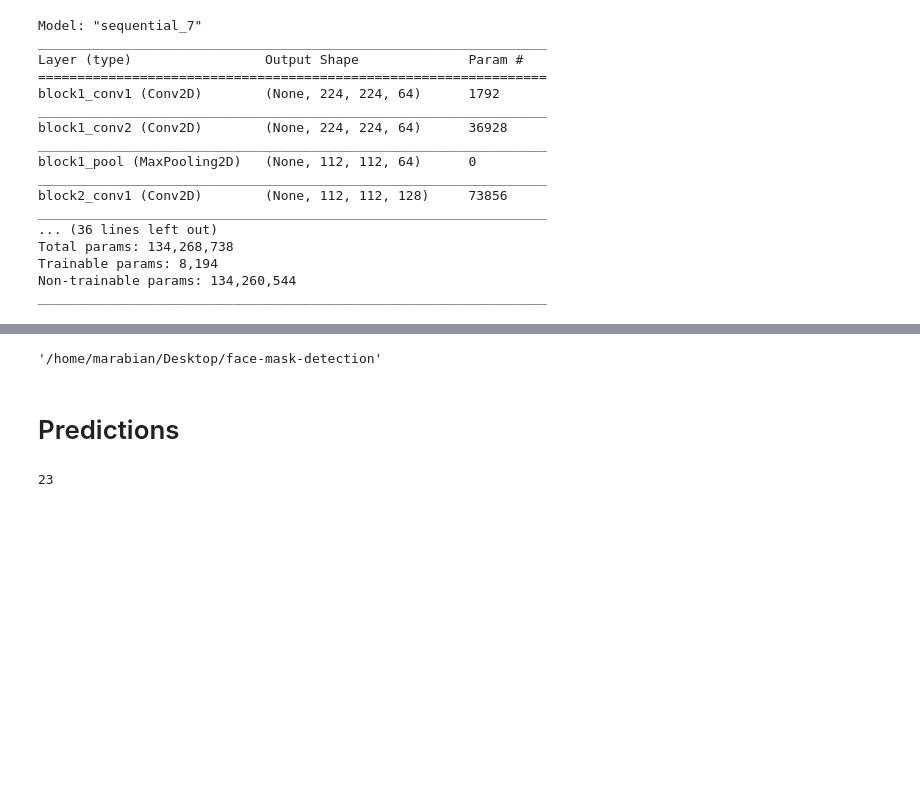
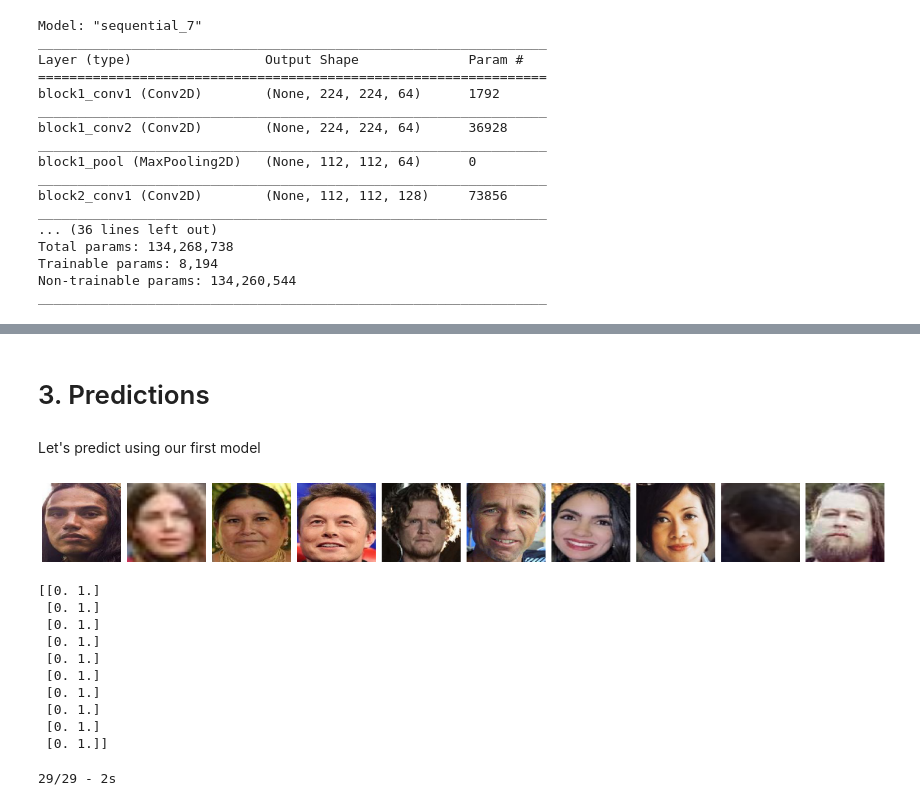
Before and after one commit to marabian/face-mask-detection, a Jupyter notebook: face_mask_detection_cnn.ipynb, the cells around one changed output, grey strips where cells are left out. Cells and saved outputs as stored; diff of their text form; code cells hidden in the pictures; blank space fills up the shorter version.

Commit message:
added code for training models

```diff
--- a/face_mask_detection_cnn.ipynb
+++ b/face_mask_detection_cnn.ipynb
@@ -554,9 +351,0 @@ NameError: name 'show_history' is not defined
-# %%
-train_batches = ImageDataGenerator(preprocessing_function=tf.keras.applications.vgg16.preprocess_input) \
-    .flow_from_directory(directory=train_path, target_size=(224,224), classes=['mask', 'no-mask'], batch_size=128)
-
-valid_batches = ImageDataGenerator(preprocessing_function=tf.keras.applications.vgg16.preprocess_input) \
-    .flow_from_directory(directory=valid_path, target_size=(224,224), classes=['mask', 'no-mask'], batch_size=128)
-
-test_batches = ImageDataGenerator(preprocessing_function=tf.keras.applications.vgg16.preprocess_input) \
-    .flow_from_directory(directory=test_path, target_size=(224,224), classes=['mask', 'no-mask'], batch_size=128, shuffle=False)
@@ -653,11 +352,25 @@ if os.path.isfile('models/mask_detection_model.h5') is False:
-# %%
-os.getcwd()
-# %% [output]
-'/home/marabian/Desktop/face-mask-detection'
-# %% [markdown]
-<a id='predict_cnn'></a>
-# Predictions
-# %%
-print(len(train_batches))
-# %% [output]
-23
+# %% [markdown]
+<a id='predict_cnn'></a>
+# 3. Predictions
+# %% [markdown]
+Let's predict using our first model
+# %%
+test_imgs, test_labels = next(test_batches)
+plotImages(test_imgs)
+print(test_labels)
+# %% [output]
+[figure, added]
+[[0. 1.]
+ [0. 1.]
+ [0. 1.]
+ [0. 1.]
+ [0. 1.]
+ [0. 1.]
+ [0. 1.]
+ [0. 1.]
+ [0. 1.]
+ [0. 1.]]
+# %%
+predictions = model.predict(x=test_batches, steps=len(test_batches), verbose=2)
+# %% [output]
+29/29 - 2s
```
Also changed, not shown: parts of 57 cells of this notebook, 2 other files.
